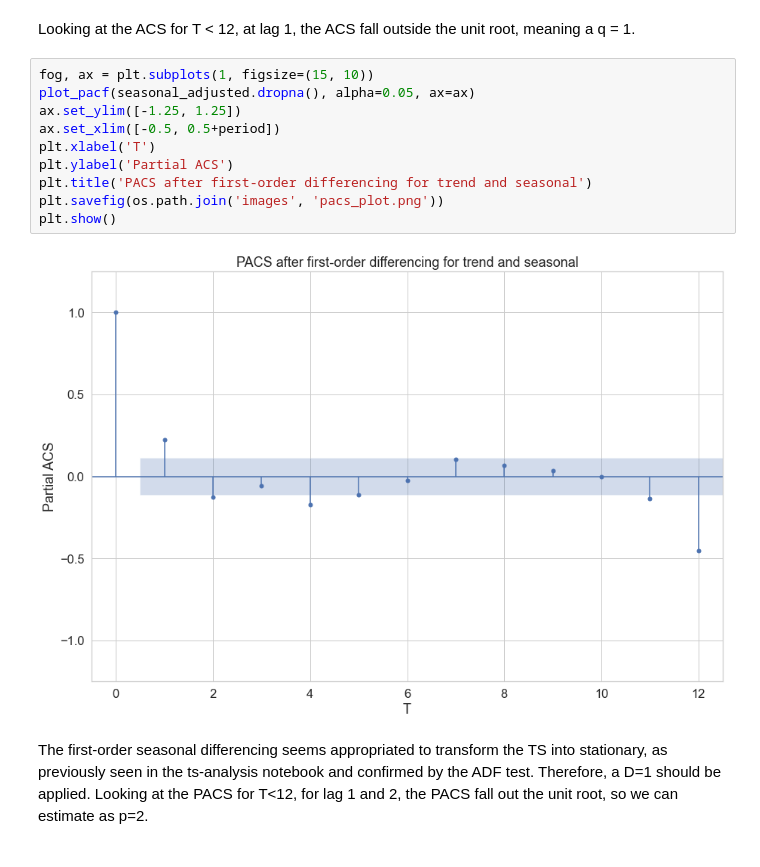
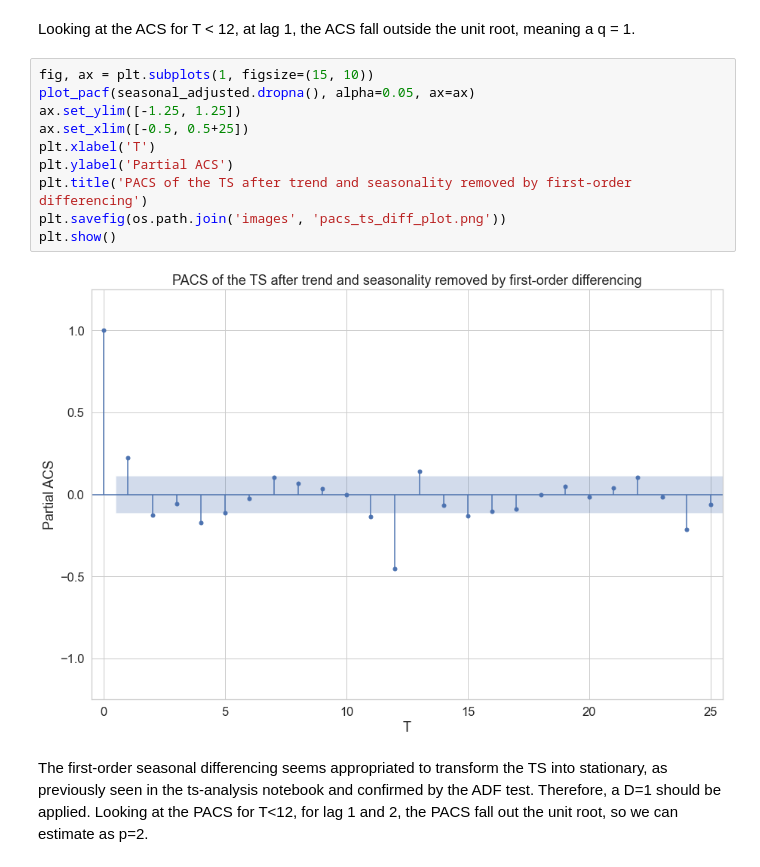
Before and after one commit to PugtgYosuky/Norwegian-CPI-forecast, a Jupyter notebook: ts-models.ipynb, the cells around one changed output. Cells and saved outputs as stored; diff of their text form.

```diff
--- a/ts-models.ipynb
+++ b/ts-models.ipynb
@@ -503,17 +503,17 @@ plt.show()
 # %% [markdown]
 Looking at the ACS for T < 12, at lag 1, the ACS fall outside the unit root, meaning a q = 1.
 # %%
-fog, ax = plt.subplots(1, figsize=(15, 10))
+fig, ax = plt.subplots(1, figsize=(15, 10))
 plot_pacf(seasonal_adjusted.dropna(), alpha=0.05, ax=ax)
 ax.set_ylim([-1.25, 1.25])
-ax.set_xlim([-0.5, 0.5+period])
+ax.set_xlim([-0.5, 0.5+25])
 plt.xlabel('T')
 plt.ylabel('Partial ACS')
-plt.title('PACS after first-order differencing for trend and seasonal')
-plt.savefig(os.path.join('images', 'pacs_plot.png'))
+plt.title('PACS of the TS after trend and seasonality removed by first-order differencing')
+plt.savefig(os.path.join('images', 'pacs_ts_diff_plot.png'))
 plt.show()
 # %% [output]
-[figure, old version]
+[figure, new version]
 # %% [markdown]
 The first-order seasonal differencing seems appropriated to transform the TS into stationary, as previously seen in the ts-analysis notebook and confirmed by the ADF test. Therefore, a D=1 should be applied.
 Looking at the PACS for T<12, for lag 1 and 2, the PACS fall out the unit root, so we can estimate as p=2.
```
Also changed, not shown: parts of 6 cells of this notebook.
